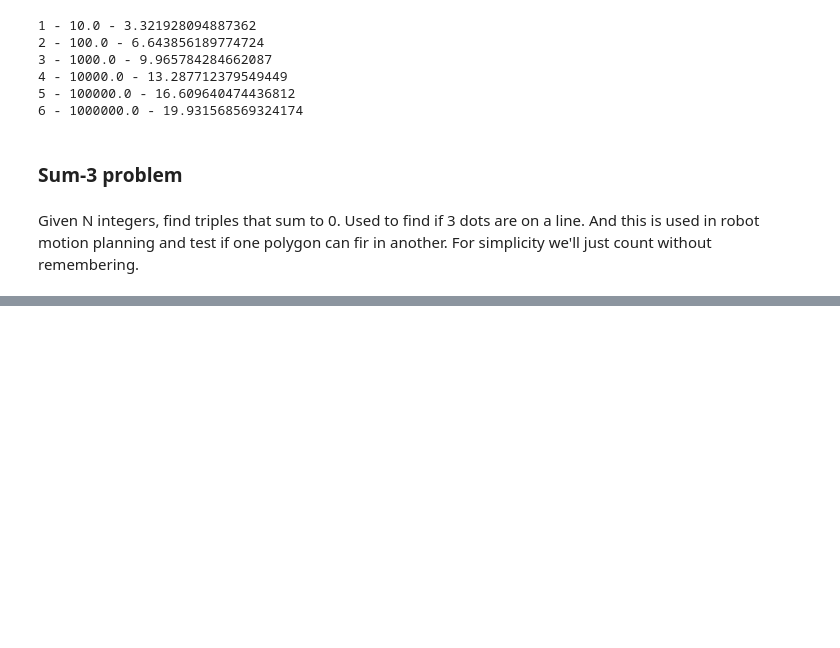
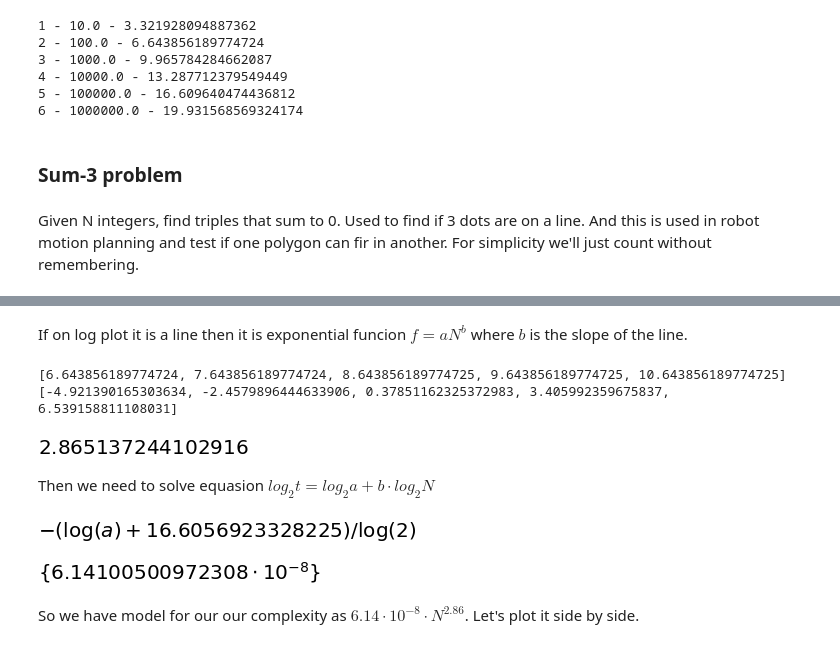
Before and after one commit to FallenGameR/LearningPython, a Jupyter notebook: CS/07 - Performance.ipynb, the cells around one changed output, grey strips where cells are left out. Saved outputs shown, nothing was run; the diff lists cells and outputs as text; code cells hidden in the pictures; blank space fills up the shorter version.

```diff
--- a/CS/07 - Performance.ipynb
+++ b/CS/07 - Performance.ipynb
@@ -36,0 +88,2 @@ enumerate?
+# %% [markdown]
+If on log plot it is a line then it is exponential funcion $f=aN^b$ where $b$ is the slope of the line.
@@ -36,0 +92,19 @@ enumerate?
+# %%
+x = [100,  200, 400, 800, 1600]
+y = [0.033,0.182,1.3,10.6,93]
+
+xl = [math.log2(x) for x in x]
+yl = [math.log2(y) for y in y]
+
+print(xl)
+print(yl)
+# %% [output]
+[6.643856189774724, 7.643856189774724, 8.643856189774725, 9.643856189774725, 10.643856189774725]
+[-4.921390165303634, -2.4579896444633906, 0.37851162325372983, 3.405992359675837, 6.539158811108031]
+# %%
+b = slope = (yl[-1] - yl[0]) / (xl[-1] - xl[0])
+slope
+# %% [output]
+[figure, added]
+# %% [markdown]
+Then we need to solve equasion $log_2 t = log_2 a + b \cdot log_2 N$
@@ -36,0 +117,15 @@ enumerate?
+# %%
+import sympy
+
+expr = sympy.log(t, 2) - (sympy.log(a, 2) + b * sympy.log(N, 2))
+substituted = expr.subs([(t,y[-1]), (b,slope), (N,x[-1])])
+simplified = simplify(substituted)
+simplified
+# %% [output]
+[figure, added]
+# %%
+solveset(simplified,a)
+# %% [output]
+[figure, added]
+# %% [markdown]
+So we have model for our our complexity as $ 6.14 \cdot 10^{-8} \cdot N^{2.86} $. Let's plot it side by side.
```
Also changed, not shown: parts of 28 cells of this notebook.
